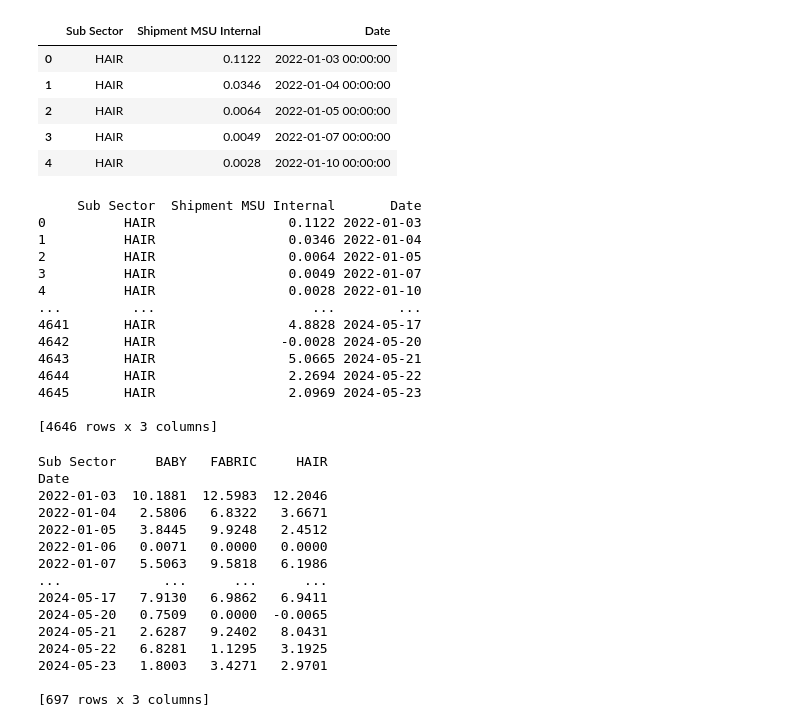
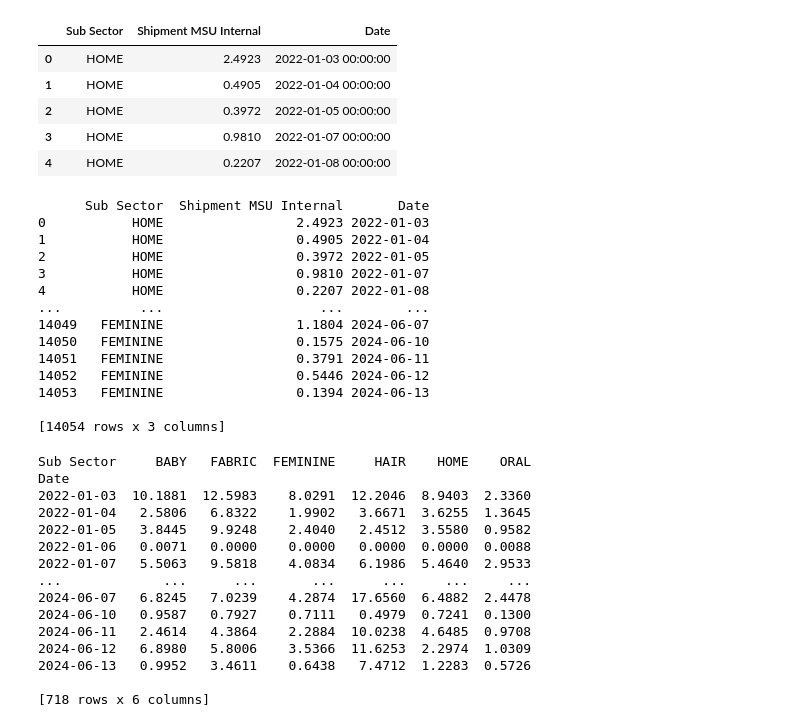
Before and after one commit to piarocket/Project, a Jupyter notebook: Vol_Forecasting_multi.ipynb, the cells around one changed output. Saved outputs shown, nothing was run; the diff lists cells and outputs as text; code cells hidden in the pictures.

```diff
--- a/Vol_Forecasting_multi.ipynb
+++ b/Vol_Forecasting_multi.ipynb
@@ -18,41 +18,41 @@ from scipy.sparse.linalg import svds
 # %%
 #Lauras path
 #data= pd.read_csv(r'C:\Users\moreno.l.5\Procter and Gamble\Idigoras, Anne - Project\Shipments\total shipments.csv')
 #Annes path
-df= pd.read_csv(r'C:\Users\idigoras.a\OneDrive - Procter and Gamble\05. Trainings&Acces\FODS 3\Project\Shipments\shipments_2022_2023_2024_Fabric_Baby_Hair.csv')
+df= pd.read_csv(r'C:\Users\moreno.l.5\Procter and Gamble\Idigoras, Anne - Project\Shipments\Shipments_Fab_Hair_Baby_Oral_Fem_Home_22_24.csv')
 
 df = df.drop(columns=['Category'])
 df= df.rename(columns={'Day Date (Real)': 'Date'})
 categories = df['Sub Sector'].unique()
 #df = df[df['Sub Sector'] == 'FABRIC']
 df.head()
 # %% [output]
 |  | Sub Sector | Shipment MSU Internal | Date |
-| 0 | HAIR | 0.1122 | 2022-01-03 00:00:00 |
-| 1 | HAIR | 0.0346 | 2022-01-04 00:00:00 |
-| 2 | HAIR | 0.0064 | 2022-01-05 00:00:00 |
-| 3 | HAIR | 0.0049 | 2022-01-07 00:00:00 |
-| 4 | HAIR | 0.0028 | 2022-01-10 00:00:00 |
+| 0 | HOME | 2.4923 | 2022-01-03 00:00:00 |
+| 1 | HOME | 0.4905 | 2022-01-04 00:00:00 |
+| 2 | HOME | 0.3972 | 2022-01-05 00:00:00 |
+| 3 | HOME | 0.9810 | 2022-01-07 00:00:00 |
+| 4 | HOME | 0.2207 | 2022-01-08 00:00:00 |
 # %%
 # Convert 'Date' column to datetime format
 df['Date'] = pd.to_datetime(df['Date'])
 
 print(df)
 # %% [output]
-     Sub Sector  Shipment MSU Internal       Date
-0          HAIR                 0.1122 2022-01-03
-1          HAIR                 0.0346 2022-01-04
-2          HAIR                 0.0064 2022-01-05
-3          HAIR                 0.0049 2022-01-07
-4          HAIR                 0.0028 2022-01-10
-...         ...                    ...        ...
-4641       HAIR                 4.8828 2024-05-17
-4642       HAIR                -0.0028 2024-05-20
-4643       HAIR                 5.0665 2024-05-21
-4644       HAIR                 2.2694 2024-05-22
-4645       HAIR                 2.0969 2024-05-23
+      Sub Sector  Shipment MSU Internal       Date
+0           HOME                 2.4923 2022-01-03
+1           HOME                 0.4905 2022-01-04
+2           HOME                 0.3972 2022-01-05
+3           HOME                 0.9810 2022-01-07
+4           HOME                 0.2207 2022-01-08
+...          ...                    ...        ...
+14049   FEMININE                 1.1804 2024-06-07
+14050   FEMININE                 0.1575 2024-06-10
+14051   FEMININE                 0.3791 2024-06-11
+14052   FEMININE                 0.5446 2024-06-12
+14053   FEMININE                 0.1394 2024-06-13
 
-[4646 rows x 3 columns]
+[14054 rows x 3 columns]
 # %%
 
 # Pivot the DataFrame
@@ -61,21 +61,21 @@ df = df.pivot_table(index='Date', columns='Sub Sector', values='Shipment MSU Int
 df= df.fillna(0)
 print(df)
 # %% [output]
-Sub Sector     BABY   FABRIC     HAIR
+Sub Sector     BABY   FABRIC  FEMININE     HAIR    HOME    ORAL
 Date
-2022-01-03  10.1881  12.5983  12.2046
-2022-01-04   2.5806   6.8322   3.6671
-2022-01-05   3.8445   9.9248   2.4512
-2022-01-06   0.0071   0.0000   0.0000
-2022-01-07   5.5063   9.5818   6.1986
-...             ...      ...      ...
-2024-05-17   7.9130   6.9862   6.9411
-2024-05-20   0.7509   0.0000  -0.0065
-2024-05-21   2.6287   9.2402   8.0431
-2024-05-22   6.8281   1.1295   3.1925
-2024-05-23   1.8003   3.4271   2.9701
+2022-01-03  10.1881  12.5983    8.0291  12.2046  8.9403  2.3360
+2022-01-04   2.5806   6.8322    1.9902   3.6671  3.6255  1.3645
+2022-01-05   3.8445   9.9248    2.4040   2.4512  3.5580  0.9582
+2022-01-06   0.0071   0.0000    0.0000   0.0000  0.0000  0.0088
+2022-01-07   5.5063   9.5818    4.0834   6.1986  5.4640  2.9533
+...             ...      ...       ...      ...     ...     ...
+2024-06-07   6.8245   7.0239    4.2874  17.6560  6.4882  2.4478
+2024-06-10   0.9587   0.7927    0.7111   0.4979  0.7241  0.1300
+2024-06-11   2.4614   4.3864    2.2884  10.0238  4.6485  0.9708
+2024-06-12   6.8980   5.8006    3.5366  11.6253  2.2974  1.0309
+2024-06-13   0.9952   3.4611    0.6438   7.4712  1.2283  0.5726
 
-[697 rows x 3 columns]
+[718 rows x 6 columns]
 # %%
 df = df.resample('W').sum()
 
```
Also changed, not shown: parts of 5 cells of this notebook.
